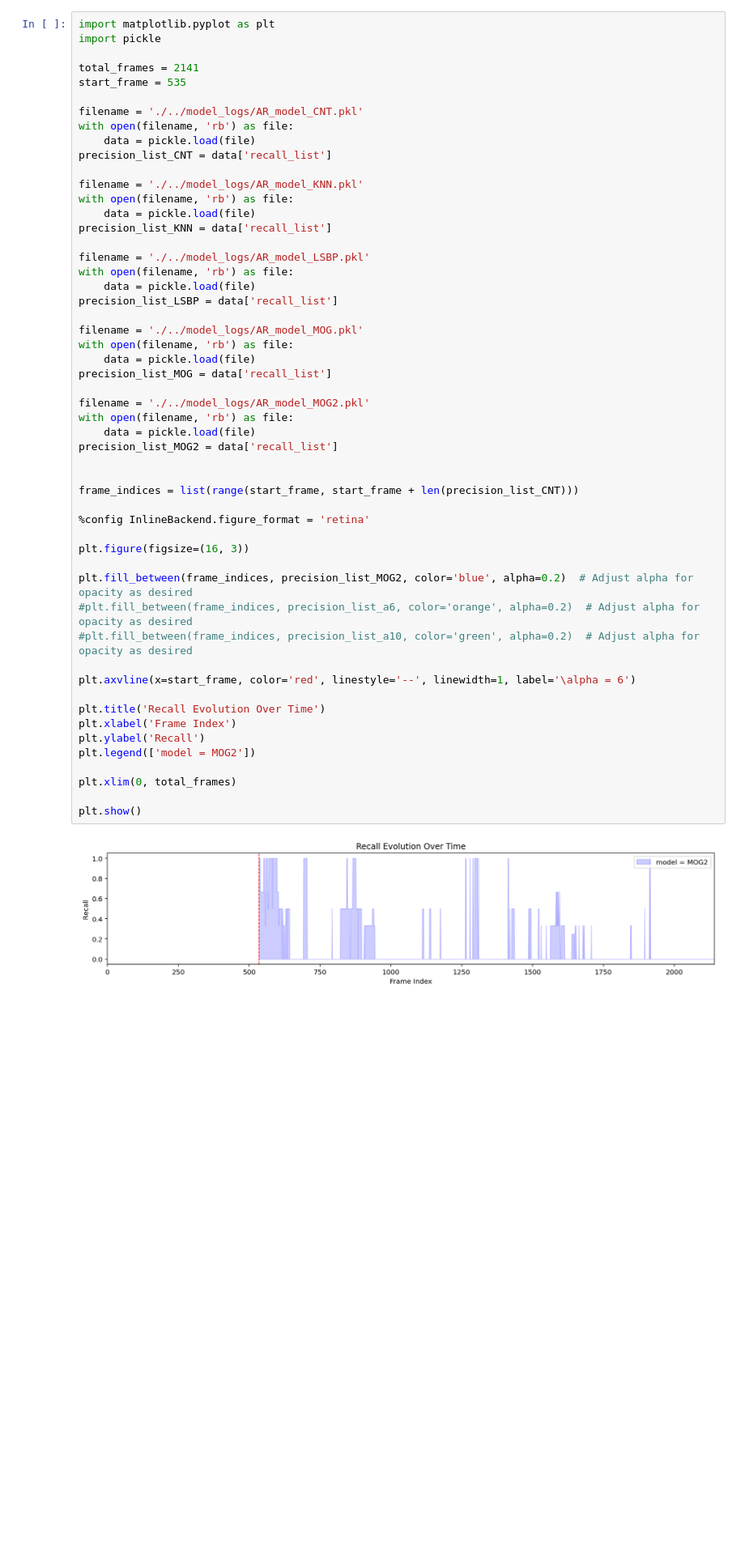
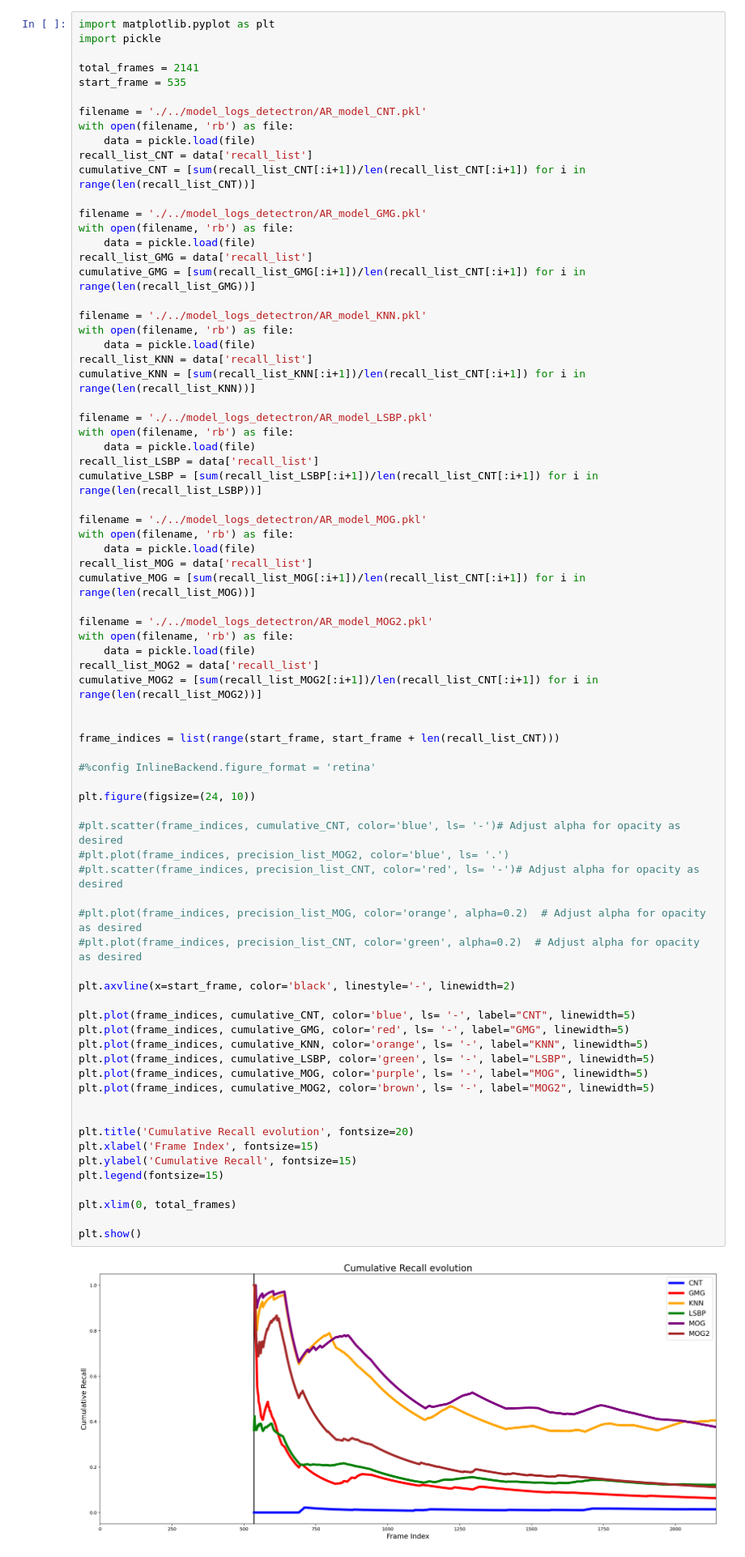
Before and after one commit to inakiLakunza/Video-Analysis-MCV-M6, a Jupyter notebook: task3/plotting_results/plots.ipynb, the cells around one changed output. Shown at 81% size. Cells and saved outputs as stored; diff of their text form; blank space fills up the shorter version.

```diff
--- a/task3/plotting_results/plots.ipynb
+++ b/task3/plotting_results/plots.ipynb
@@ -4,52 +4,74 @@ import pickle
 
 total_frames = 2141
 start_frame = 535
 
-filename = './../model_logs/AR_model_CNT.pkl'
+filename = './../model_logs_detectron/AR_model_CNT.pkl'
 with open(filename, 'rb') as file:
     data = pickle.load(file)
-precision_list_CNT = data['recall_list']
+recall_list_CNT = data['recall_list']
+cumulative_CNT = [sum(recall_list_CNT[:i+1])/len(recall_list_CNT[:i+1]) for i in range(len(recall_list_CNT))]
 
-filename = './../model_logs/AR_model_KNN.pkl'
+filename = './../model_logs_detectron/AR_model_GMG.pkl'
 with open(filename, 'rb') as file:
     data = pickle.load(file)
-precision_list_KNN = data['recall_list']
+recall_list_GMG = data['recall_list']
+cumulative_GMG = [sum(recall_list_GMG[:i+1])/len(recall_list_CNT[:i+1]) for i in range(len(recall_list_GMG))]
 
-filename = './../model_logs/AR_model_LSBP.pkl'
+filename = './../model_logs_detectron/AR_model_KNN.pkl'
 with open(filename, 'rb') as file:
     data = pickle.load(file)
-precision_list_LSBP = data['recall_list']
+recall_list_KNN = data['recall_list']
+cumulative_KNN = [sum(recall_list_KNN[:i+1])/len(recall_list_CNT[:i+1]) for i in range(len(recall_list_KNN))]
 
-filename = './../model_logs/AR_model_MOG.pkl'
+filename = './../model_logs_detectron/AR_model_LSBP.pkl'
 with open(filename, 'rb') as file:
     data = pickle.load(file)
-precision_list_MOG = data['recall_list']
+recall_list_LSBP = data['recall_list']
+cumulative_LSBP = [sum(recall_list_LSBP[:i+1])/len(recall_list_CNT[:i+1]) for i in range(len(recall_list_LSBP))]
 
-filename = './../model_logs/AR_model_MOG2.pkl'
+filename = './../model_logs_detectron/AR_model_MOG.pkl'
 with open(filename, 'rb') as file:
     data = pickle.load(file)
-precision_list_MOG2 = data['recall_list']
+recall_list_MOG = data['recall_list']
+cumulative_MOG = [sum(recall_list_MOG[:i+1])/len(recall_list_CNT[:i+1]) for i in range(len(recall_list_MOG))]
+
+filename = './../model_logs_detectron/AR_model_MOG2.pkl'
+with open(filename, 'rb') as file:
+    data = pickle.load(file)
+recall_list_MOG2 = data['recall_list']
+cumulative_MOG2 = [sum(recall_list_MOG2[:i+1])/len(recall_list_CNT[:i+1]) for i in range(len(recall_list_MOG2))]
 
 
-frame_indices = list(range(start_frame, start_frame + len(precision_list_CNT)))
+frame_indices = list(range(start_frame, start_frame + len(recall_list_CNT)))
 
-%config InlineBackend.figure_format = 'retina'
+#%config InlineBackend.figure_format = 'retina'
 
-plt.figure(figsize=(16, 3))
+plt.figure(figsize=(24, 10))
 
-plt.fill_between(frame_indices, precision_list_MOG2, color='blue', alpha=0.2)  # Adjust alpha for opacity as desired
-#plt.fill_between(frame_indices, precision_list_a6, color='orange', alpha=0.2)  # Adjust alpha for opacity as desired
-#plt.fill_between(frame_indices, precision_list_a10, color='green', alpha=0.2)  # Adjust alpha for opacity as desired
+#plt.scatter(frame_indices, cumulative_CNT, color='blue', ls= '-')# Adjust alpha for opacity as desired
+#plt.plot(frame_indices, precision_list_MOG2, color='blue', ls= '.')
+#plt.scatter(frame_indices, precision_list_CNT, color='red', ls= '-')# Adjust alpha for opacity as desired
 
-plt.axvline(x=start_frame, color='red', linestyle='--', linewidth=1, label='\alpha = 6')
+#plt.plot(frame_indices, precision_list_MOG, color='orange', alpha=0.2)  # Adjust alpha for opacity as desired
+#plt.plot(frame_indices, precision_list_CNT, color='green', alpha=0.2)  # Adjust alpha for opacity as desired
 
-plt.title('Recall Evolution Over Time')
-plt.xlabel('Frame Index')
-plt.ylabel('Recall')
-plt.legend(['model = MOG2'])
+plt.axvline(x=start_frame, color='black', linestyle='-', linewidth=2)
+
+plt.plot(frame_indices, cumulative_CNT, color='blue', ls= '-', label="CNT", linewidth=5)
+plt.plot(frame_indices, cumulative_GMG, color='red', ls= '-', label="GMG", linewidth=5)
+plt.plot(frame_indices, cumulative_KNN, color='orange', ls= '-', label="KNN", linewidth=5)
+plt.plot(frame_indices, cumulative_LSBP, color='green', ls= '-', label="LSBP", linewidth=5)
+plt.plot(frame_indices, cumulative_MOG, color='purple', ls= '-', label="MOG", linewidth=5)
+plt.plot(frame_indices, cumulative_MOG2, color='brown', ls= '-', label="MOG2", linewidth=5)
+
+
+plt.title('Cumulative Recall evolution', fontsize=20)
+plt.xlabel('Frame Index', fontsize=15)
+plt.ylabel('Cumulative Recall', fontsize=15)
+plt.legend(fontsize=15)
 
 plt.xlim(0, total_frames)
 
 plt.show()
 # %% [output]
-[figure, old version]
+[figure, new version]
```
Also changed, not shown: parts of 4 cells of this notebook, 30 other files.
